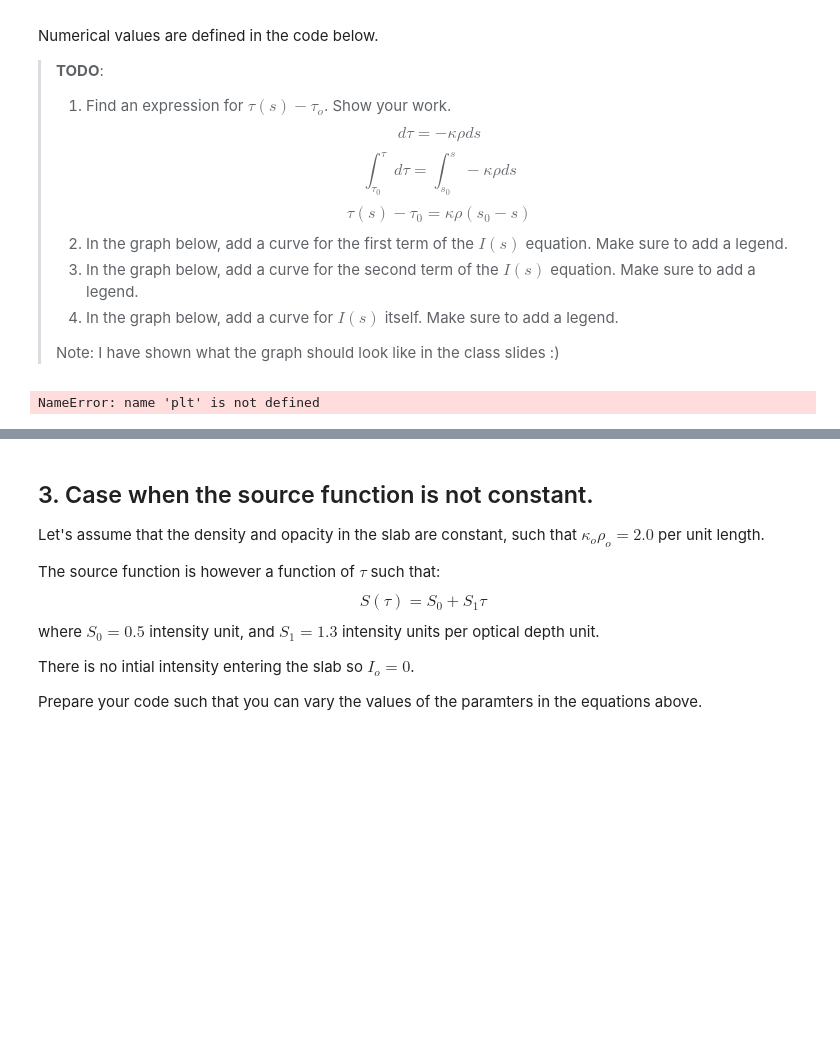
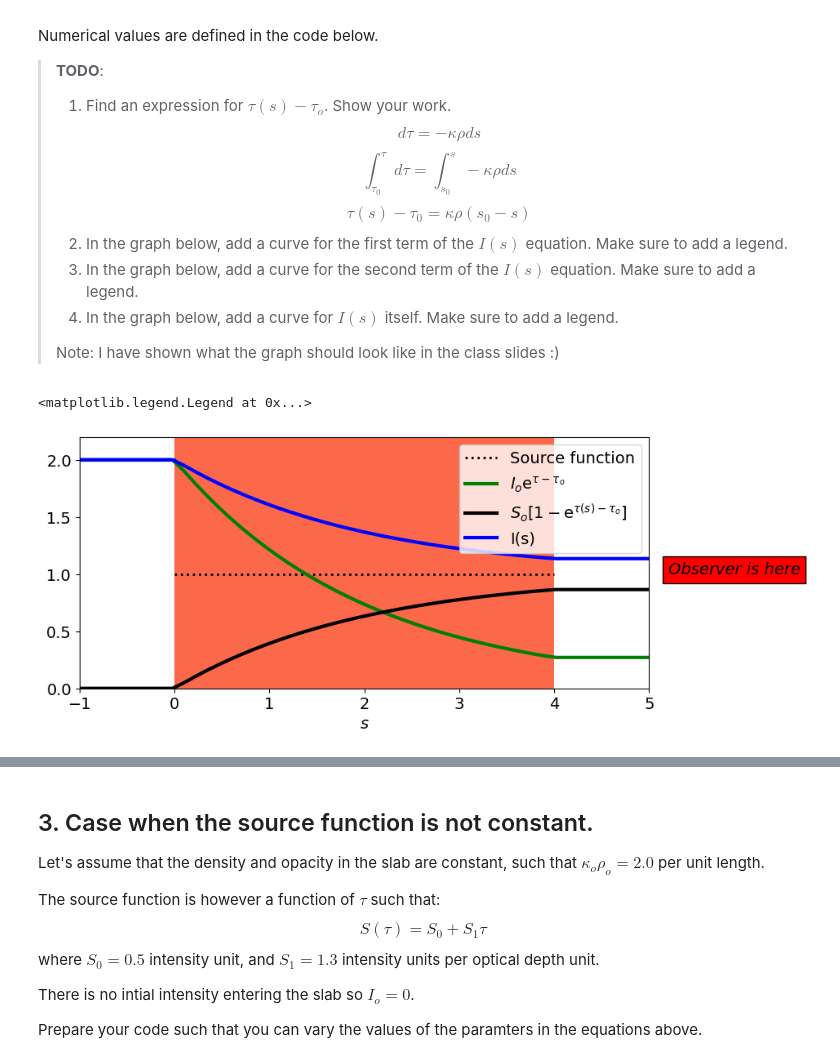
Before and after one commit to ankxie/PHYS633, a Jupyter notebook: Book/L11-SourceFunction/11-SourceFunction-template.ipynb, the cells around one changed output, grey strips where cells are left out. Drawn from its saved outputs; the diff is of its cells as text; code cells hidden in the pictures; blank space fills up the shorter version.

```diff
--- a/Book/L11-SourceFunction/11-SourceFunction-template.ipynb
+++ b/Book/L11-SourceFunction/11-SourceFunction-template.ipynb
@@ -258,6 +258,7 @@ j_rho = 0.5
 kappa_rho = 0.5
 S = j_rho / kappa_rho
 d = 4
+s_array = np.linspace(-1, 5, 50)
 
 ss = np.linspace(0,4, 50)
 
@@ -266,46 +267,74 @@ ax.plot([-1,0], [Io,Io], c='green', lw=3)
 source = np.array( [S]*ss.size )
 ax.plot(ss, source, ls='dotted', c='k', lw=2, label='Source function')
 #---------------------------------------
 #---------------------------------------
 
 
 # Optical depth
-def diftau(s, kr):
-  return -kr * s
+def diftau(s, kr, dis):
+  diftau_array = []
 
+  for i in range(len(s)):
+    if s[i] <= 0:
+      diftau_array = np.append(diftau_array, 0)
+    if s[i] > 0 and s[i] < dis:
+      diftau_array = np.append(diftau_array, kr * -1 * s[i])
+    if s[i] >= dis:
+      diftau_array = np.append(diftau_array, kr * -1 * dis)
+
+  return diftau_array
 
 # First term (if there was no emission)
 
-def I1(s, I0, kr):
-  dt = diftau(s, kr)
-  dt_edge = diftau(4, kr)
+def I1(s, I0, kr, dis):
+  dt = diftau(s, kr, dis)
+  dt_edge = diftau([dis], kr, dis)
+  I_array = []
 
-  for i in range(len(t)):
-    if dt[i] >= 0:
+  for i in range(len(dt)):
+    if dt[i] == 0:
       I_array = np.append(I_array, I0)
 
-    if dt[i] < 0 and dt[i] > dt_edge:
-      I_array = np.append(I_array, I0 * np.exp(dt))
+    if dt[i] < 0 and dt[i] > dt_edge[0]:
+      I_array = np.append(I_array, I0 * np.exp(dt[i]))
 
-    if s[i] <= dt_edge:
-      I_array = np.append(I_array, I0 * np.exp(dt_edge))
+    if dt[i] == dt_edge[0]:
+      I_array = np.append(I_array, I0 * np.exp(dt_edge[0]))
 
   return I_array
 
-ax.plot(s_array, 0, kappa_rho)
+ax.plot(s_array, I1(s_array, Io, kappa_rho, d), c='green', lw=3, label = r'$I_o \mathrm{e}^{\tau-\tau_o}$')
 
 
 # Second term (if there was no initial intensity)
 
+def I2(s, kr, source, dis):
+  dt = diftau(s, kr, dis)
+  dt_edge = diftau([dis], kr, dis)
+  I_array = []
 
+  for i in range(len(dt)):
+    if dt[i] == 0:
+      I_array = np.append(I_array, 0)
+
+    if dt[i] < 0 and dt[i] > dt_edge[0]:
+      I_array = np.append(I_array, source * (1 - np.exp(dt[i])))
+
+    if dt[i] == dt_edge[0]:
+      I_array = np.append(I_array, source * (1 - np.exp(dt_edge[0])))
+
+  return I_array
+
+ax.plot(s_array, I2(s_array, kappa_rho, S, d), c = 'k', lw = 3, label = r'$S_o\left[1-\mathrm{e}^{\tau(s)-\tau_o}\right]$')
 
 # Intensity
 
-
+ax.plot(s_array, I1(s_array, Io, kappa_rho, d) + I2(s_array, kappa_rho, S, d), c = 'b', lw = 3, label = r'$I(s)$')
 
 #-------------
 ax.legend(loc=0)
 # %% [output]
-NameError: name 'plt' is not defined
+<matplotlib.legend.Legend at 0x...>
+[figure, added]
 # %% [markdown]
 > **TODO**: Please write a small paragraph with an interpretation of the result obtained:
```
Also changed, not shown: parts of 8 cells of this notebook.
